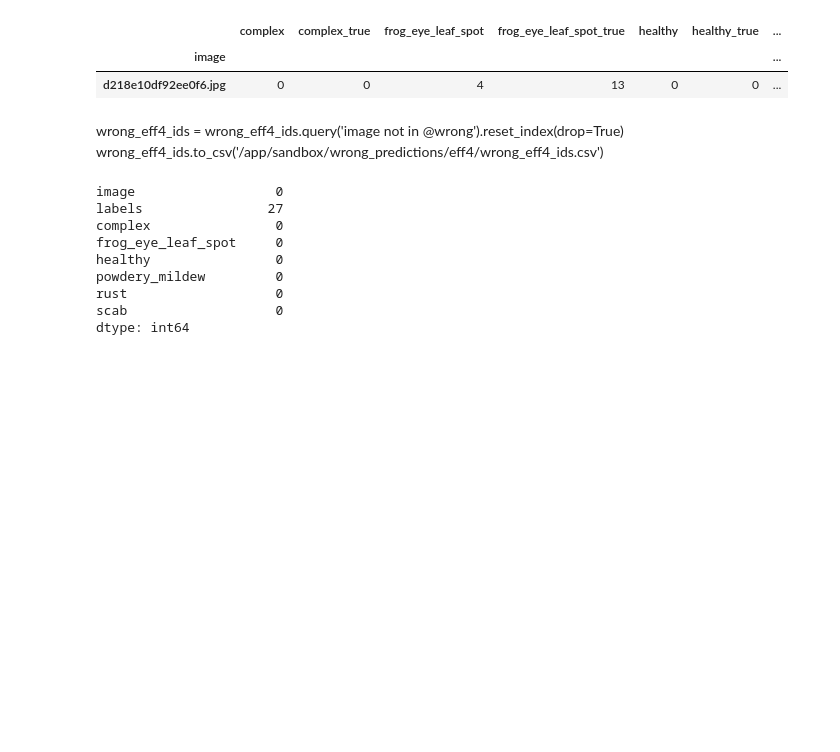
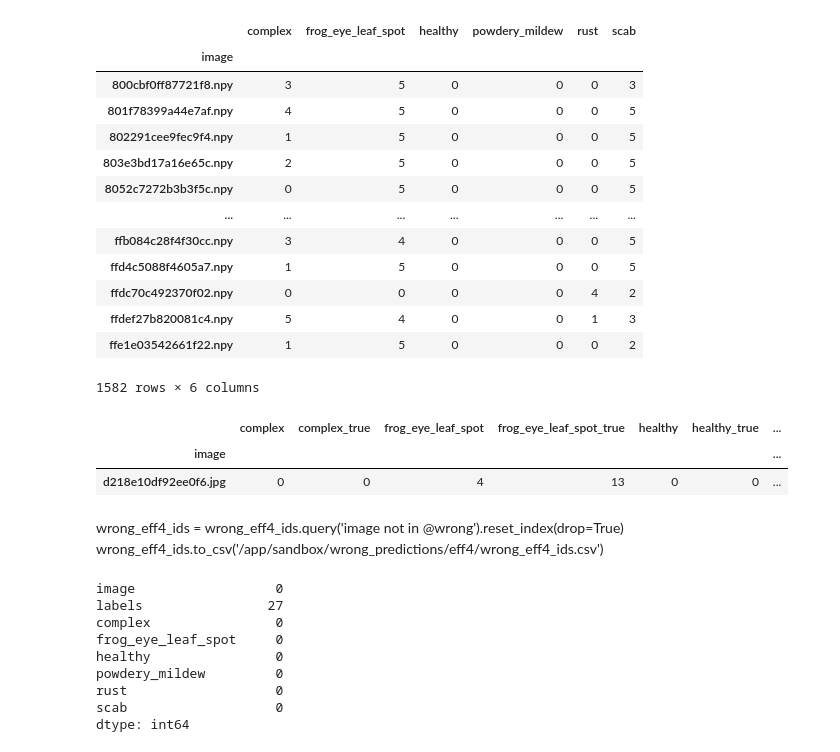
Before and after one commit to ntatanko/kaggle-plant-pathology-v2, a Jupyter notebook: src/make_df.ipynb, the cells around one changed output. Saved outputs shown, nothing was run; the diff lists cells and outputs as text; code cells hidden in the pictures; blank space fills up the shorter version.

```diff
--- a/src/make_df.ipynb
+++ b/src/make_df.ipynb
@@ -38,8 +38,13 @@ labels_21_20_w = pd.read_csv('/app/_data/df_csv/labels_21_20_plus_wrong_upsample
 # labels 21+20 without comlex20 plus labeled images from test_20 with complex
 labels_21_20_plus_test20 = pd.read_csv('../_data/df_csv/labels_21_20_plus_test20.csv', index_col=[0])
 
+# new images
 new_images = pd.read_csv('/app/_data/df_csv/new_images1.csv')
 new_images_bb = pd.read_csv('/app/_data/df_csv/bb_new_images.csv', index_col=[0])
+images_my = pd.read_csv('/app/_data/df_csv/images_my.csv') #new images from my
+images_my_coord = pd.read_csv('/app/_data/df_csv/new_images_my_coord.csv', index_col=[0])
+plantvillage_apple = pd.read_csv("/app/_data/df_csv/plantvillage_apple.csv")
+plantvillage_plants = pd.read_csv('/app/_data/df_csv/plantvillage_plants.csv')
 
 # labels 21+20 without comlex20 plus labeled images from test_20 without complex
 labels_21_20_plus_test20_without_complex = pd.read_csv('../_data/df_csv/labels_21_20_plus_test20_without_complex.csv', index_col=[0])
@@ -53,4 +58,4 @@ duplicates_labeled = pd.read_csv('/app/_data/df_csv/duplicates_labeled.csv',  in
 
 
 complex_labeled = pd.read_csv('/app/_data/df_csv/complex_labels.csv')
-complex_labeled = pd.read_csv("/app/_data/df_csv/complex_predicted_kf.csv", index_col=[0])
+complex_labeled_pred = pd.read_csv("/app/_data/df_csv/complex_predicted_kf.csv", index_col=[0])
@@ -57,3 +78,20 @@ complex_labeled = pd.read_csv("/app/_data/df_csv/complex_predicted_kf.csv", inde
+# %%
+complex_labeled_pred.pivot_table(index='image', aggfunc='sum')
+# %% [output]
+|  | complex | frog_eye_leaf_spot | healthy | powdery_mildew | rust | scab |
+| image |  |  |  |  |  |  |
+| 800cbf0ff87721f8.npy | 3 | 5 | 0 | 0 | 0 | 3 |
+| 801f78399a44e7af.npy | 4 | 5 | 0 | 0 | 0 | 5 |
+| 802291cee9fec9f4.npy | 1 | 5 | 0 | 0 | 0 | 5 |
+| 803e3bd17a16e65c.npy | 2 | 5 | 0 | 0 | 0 | 5 |
+| 8052c7272b3b3f5c.npy | 0 | 5 | 0 | 0 | 0 | 5 |
+| ... | ... | ... | ... | ... | ... | ... |
+| ffb084c28f4f30cc.npy | 3 | 4 | 0 | 0 | 0 | 5 |
+| ffd4c5088f4605a7.npy | 1 | 5 | 0 | 0 | 0 | 5 |
+| ffdc70c492370f02.npy | 0 | 0 | 0 | 0 | 4 | 2 |
+| ffdef27b820081c4.npy | 5 | 4 | 0 | 0 | 1 | 3 |
+| ffe1e03542661f22.npy | 1 | 5 | 0 | 0 | 0 | 2 |
+1582 rows × 6 columns
 # %%
 wrong_eff4_ids.sample()
 # %% [output]
```
Also changed, not shown: parts of 1 cell of this notebook, 24 other files.
